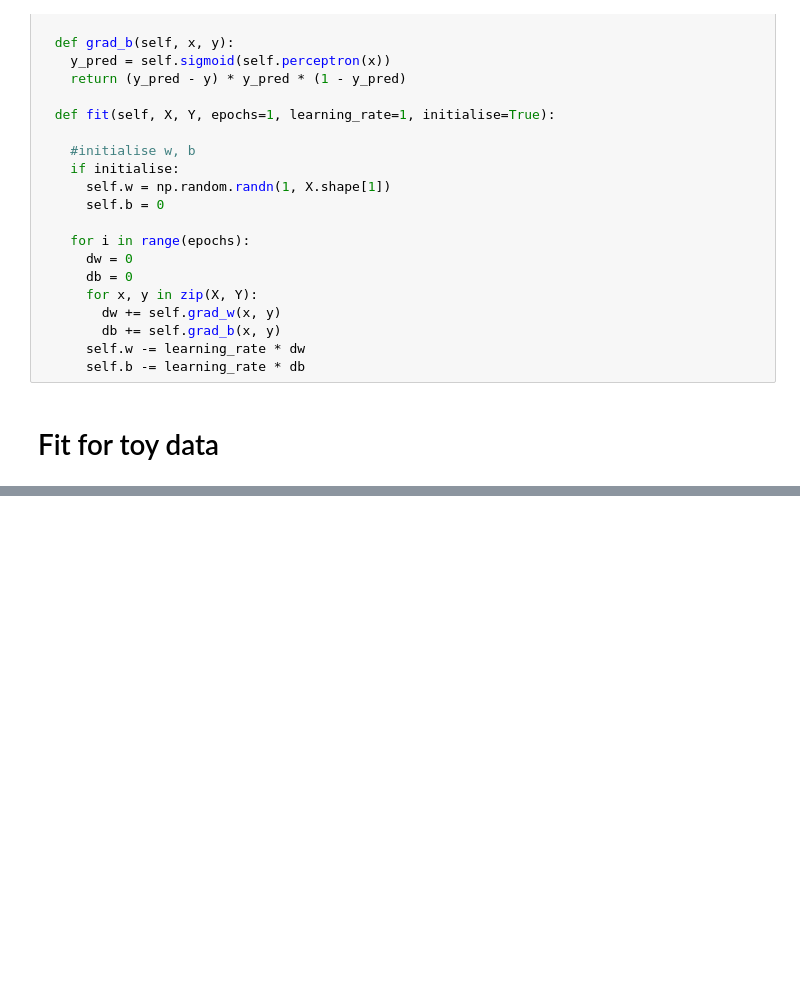
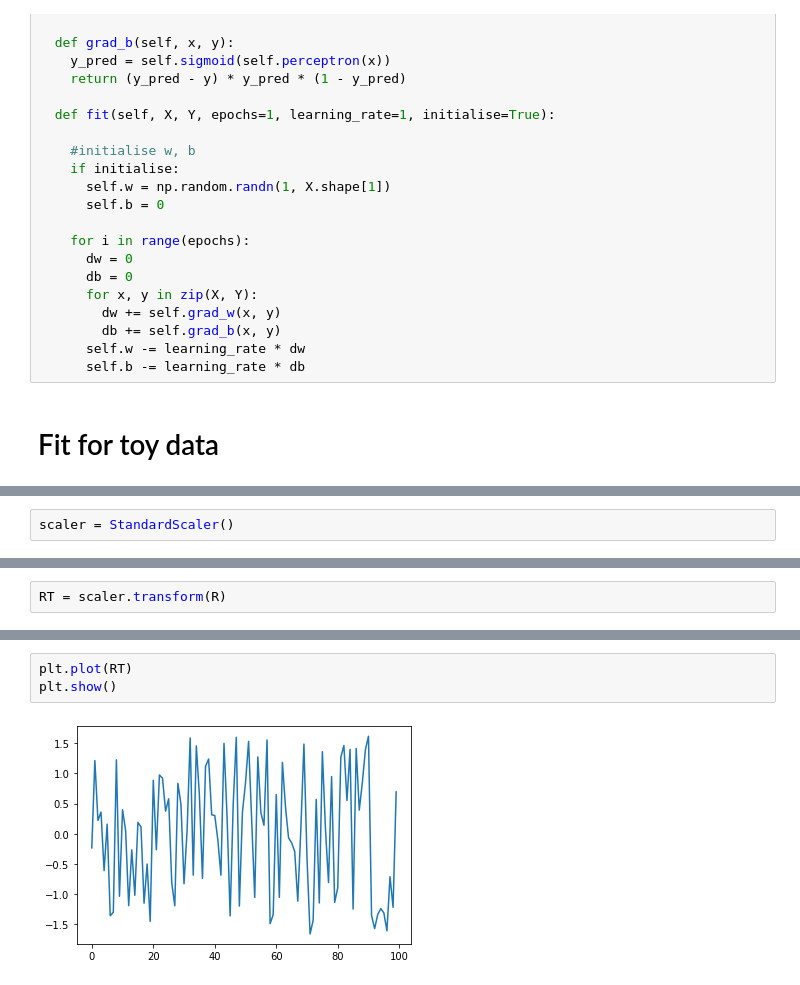
Before and after one commit to Arpitkamal/Deep-learning-Sigmoid-Neuron, a Jupyter notebook: SigmoidNeuron.ipynb, the cells around one changed output, grey strips where cells are left out. Drawn from its saved outputs; the diff is of its cells as text; blank space fills up the shorter version.

```diff
--- a/SigmoidNeuron.ipynb
+++ b/SigmoidNeuron.ipynb
@@ -209,0 +323,2 @@ for i in range(20):
+# %%
+scaler = StandardScaler()
@@ -209,0 +333,2 @@ for i in range(20):
+# %%
+RT = scaler.transform(R)
@@ -209,0 +347,5 @@ for i in range(20):
+# %%
+plt.plot(RT)
+plt.show()
+# %% [output]
+[figure, added]
```
Also changed, not shown: parts of 32 cells of this notebook.
